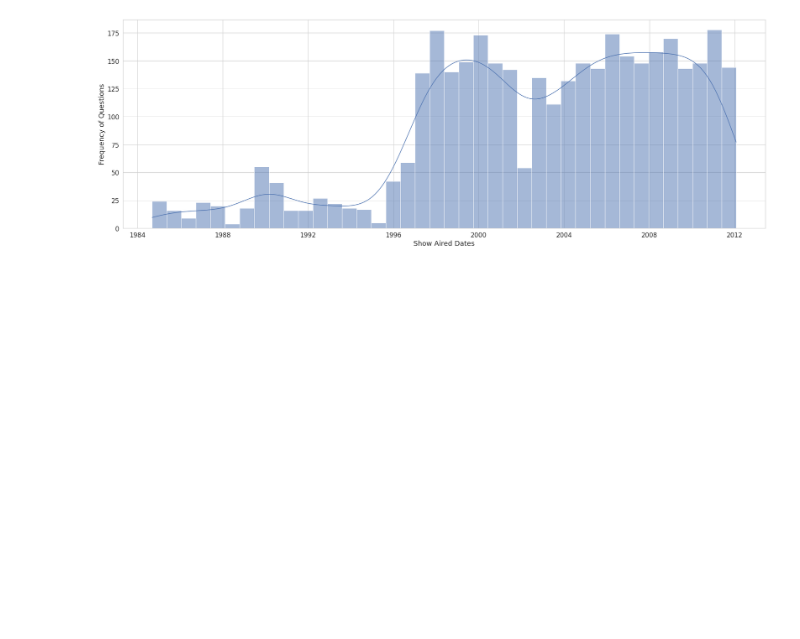
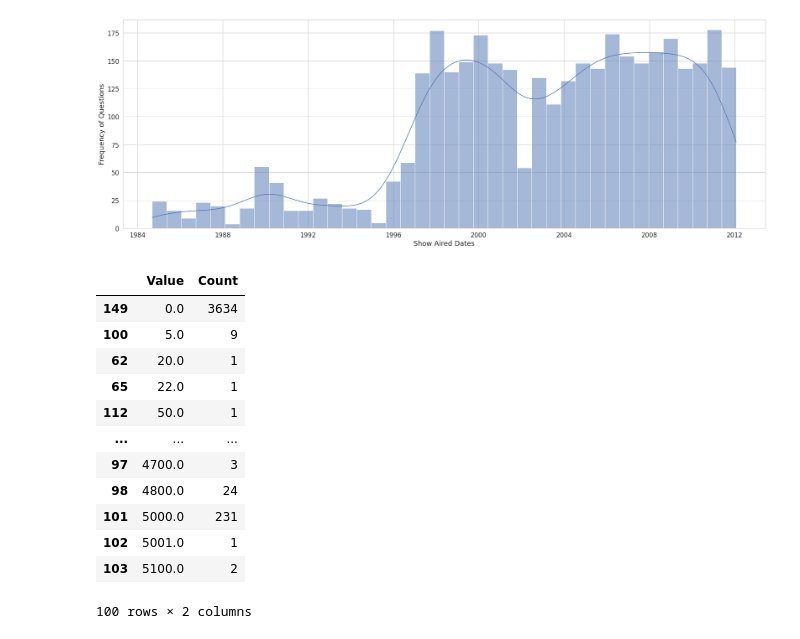
Before and after one commit to Ujwal-B/jeopardy-eda, a Jupyter notebook: eda.ipynb, the cells around one changed output. Drawn from its saved outputs; the diff is of its cells as text; code cells hidden in the pictures; blank space fills up the shorter version.

```diff
--- a/eda.ipynb
+++ b/eda.ipynb
@@ -331,3 +331,28 @@ sns.histplot(ndf["Date"], bins=40, kde=True, element="bars")
 # %% [output]
 <AxesSubplot:xlabel='Show Aired Dates', ylabel='Frequency of Questions'>
 [figure]
+# %%
+ndf2 = df.groupby(["Value"]).size()
+# print(ndf2)
+ndf2 = pd.DataFrame(ndf2).reset_index()
+ndf2.rename({0:"Count"}, axis=1, inplace=True)
+ndf2['Value'] = ndf2['Value'].str.replace(",", "")
+ndf2['Value'] = ndf2['Value'].str.replace("$", "")
+ndf2['Value'] = [0 if i == "None" else i for i in ndf2['Value']]
+ndf2['Value'] = ndf2["Value"].astype(float)
+ndf2.sort_values(by="Value", inplace=True)
+ndf2.head(100)
+# %% [output]
+|  | Value | Count |
+| 149 | 0.0 | 3634 |
+| 100 | 5.0 | 9 |
+| 62 | 20.0 | 1 |
+| 65 | 22.0 | 1 |
+| 112 | 50.0 | 1 |
+| ... | ... | ... |
+| 97 | 4700.0 | 3 |
+| 98 | 4800.0 | 24 |
+| 101 | 5000.0 | 231 |
+| 102 | 5001.0 | 1 |
+| 103 | 5100.0 | 2 |
+100 rows × 2 columns
```
Also changed, not shown: parts of 2 cells of this notebook.
